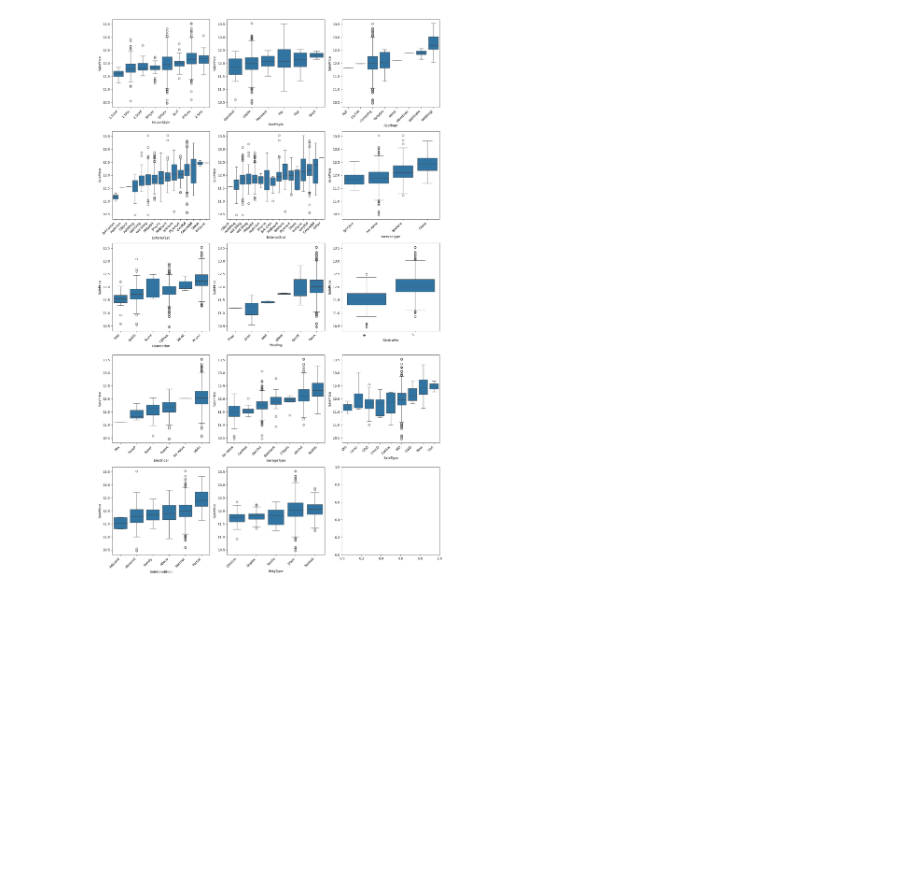
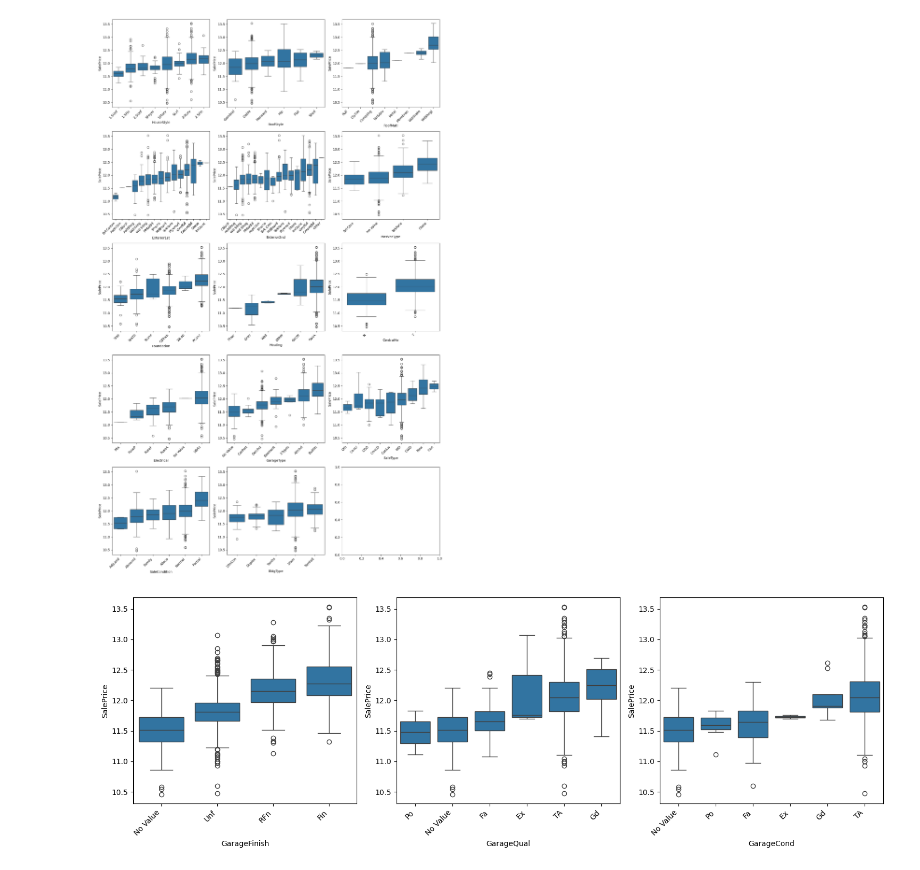
Before and after one commit to Anurag163/Kaggle--House-Prediction, a Jupyter notebook: RFE.ipynb, the cells around one changed output. Saved outputs shown, nothing was run; the diff lists cells and outputs as text; code cells hidden in the pictures; blank space fills up the shorter version.

Commit message:
Completion of boxplot analysis

```diff
--- a/RFE.ipynb
+++ b/RFE.ipynb
@@ -714,10 +714,11 @@ Unique values in MoSold: [ 2  5  9 12 10  8 11  4  1  7  3  6]
 #Assigining all the categorical variables into different categories
 Basement_feat=['BsmtQual','BsmtCond','BsmtExposure','BsmtFinType1','BsmtFinType2']
 Building_type_feat=['HouseStyle','RoofStyle','RoofMatl','Exterior1st','Exterior2nd','MasVnrType','Foundation','Heating','CentralAir','Electrical','GarageType','SaleType','SaleCondition','BldgType']
-Garagage_feat=['GarageFinish','GarageQual','GarageCond']
+Garage_feat=['GarageFinish','GarageQual','GarageCond']
 Quality_feat=['ExterQual','ExterCond','HeatingQC','KitchenQual','FireplaceQu','PoolQC','Fence']
 Condition_feat=['PavedDrive','Condition1','Condition2']
-House_feat=['MSSubClass','MoSold','MSZoning','Street','Alley','LotShape','LandContour','Utilities','LotConfig','LandSlope','Neighborhood','Functional','MiscFeature']
+House_feat=['MSSubClass','MoSold','MSZoning','Street','Alley','LotShape','LandContour','LotConfig','LandSlope','Functional','MiscFeature']
+Utilies_feat=['Utilities','Neighborhood']
 # %%
 numeric_df_saleprice_df = pd.DataFrame(numeric_df_saleprice_log_transform)
 
@@ -775,3 +776,20 @@ plt.show()
 #BldgType: 2fmCon+Duplex+Twnhs and 1Fam+TwnhsE
 # %% [output]
 [figure]
+# %%
+#Boxplots for Garage_feat
+fig, axes = plt.subplots(1, 3, figsize=(15,5))
+axes = axes.flatten()
+for i, col in enumerate(Garage_feat):
+    order = train_df_cat.groupby(col)['SalePrice'].median().sort_values().index
+    sns.boxplot(x=col, y='SalePrice', data=train_df_cat, ax=axes[i], order=order)
+    axes[i].set_xticklabels(axes[i].get_xticklabels(), rotation=45, ha='right')
+
+plt.tight_layout()
+plt.show()
+
+#GarageFinish: RFn+Fin
+#GarageQual: Po+No Value
+#GarageCond: No Value+Po+Fa+Ex
+# %% [output]
+[figure, added]
```
Also changed, not shown: parts of 4 cells of this notebook.
